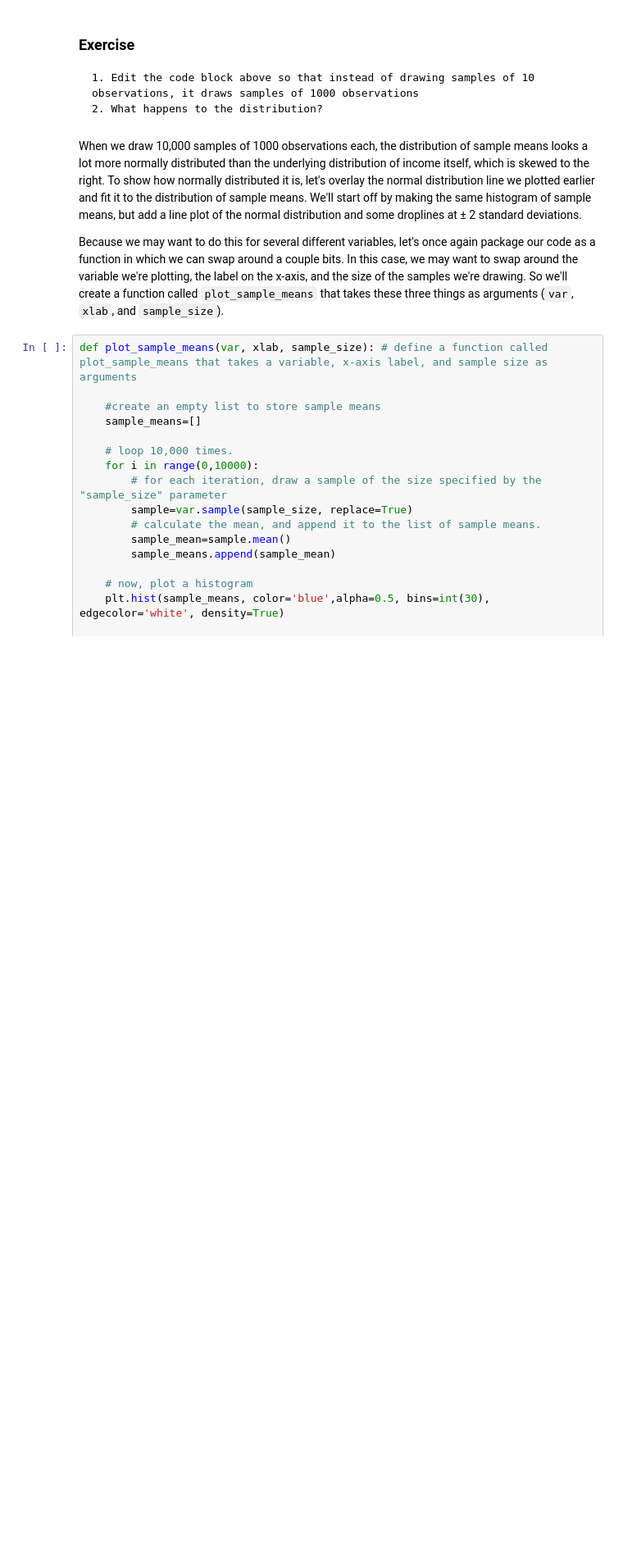
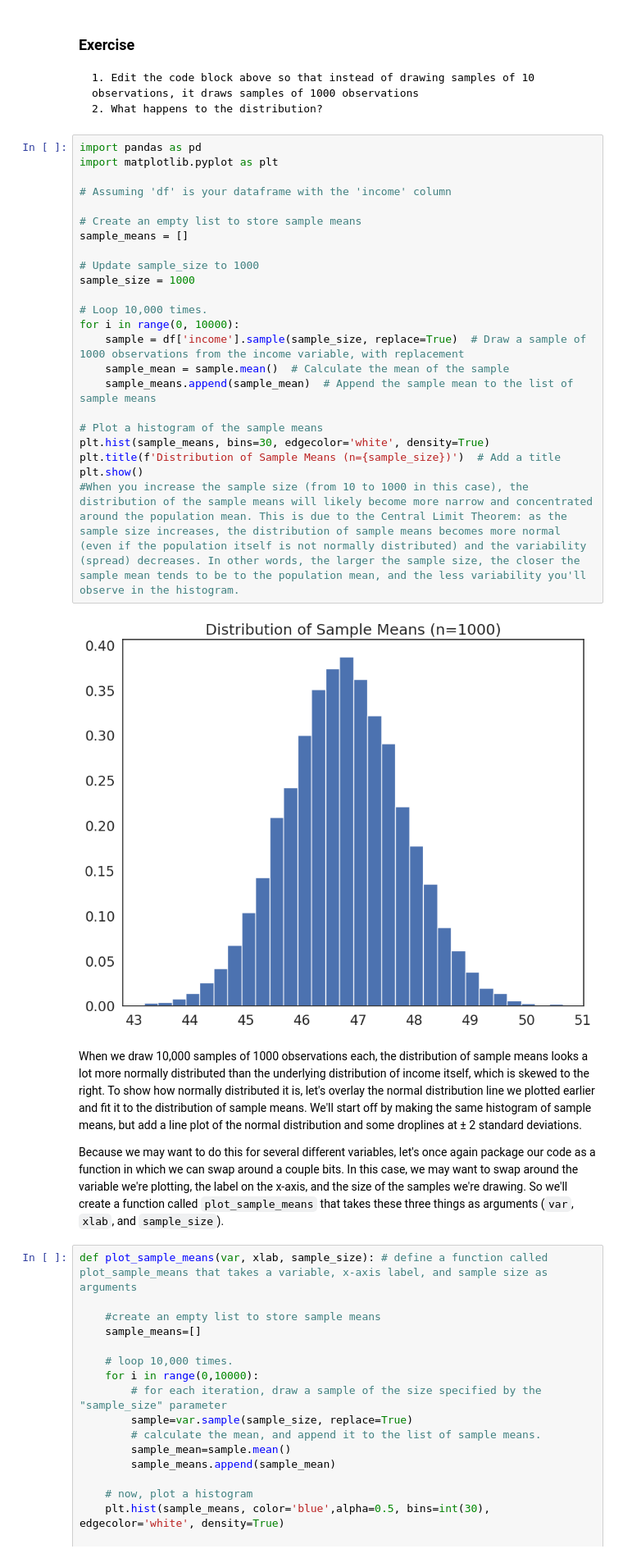
Before and after one commit to PURPLEHELEN666/QM2, a Jupyter notebook: notebooks/W5_Distributions_and_Basic_Statistics.ipynb, the cells around one changed output. Shown: that part at 82% size. Drawn from its saved outputs; the diff is of its cells as text; blank space fills up the shorter version.

```diff
--- a/notebooks/W5_Distributions_and_Basic_Statistics.ipynb
+++ b/notebooks/W5_Distributions_and_Basic_Statistics.ipynb
@@ -379,6 +465,31 @@ plt.show()
 
     1. Edit the code block above so that instead of drawing samples of 10 observations, it draws samples of 1000 observations
     2. What happens to the distribution?
+# %%
+import pandas as pd
+import matplotlib.pyplot as plt
+
+# Assuming 'df' is your dataframe with the 'income' column
+
+# Create an empty list to store sample means
+sample_means = []
+
+# Update sample_size to 1000
+sample_size = 1000
+
+# Loop 10,000 times.
+for i in range(0, 10000):
+    sample = df['income'].sample(sample_size, replace=True)  # Draw a sample of 1000 observations from the income variable, with replacement
+    sample_mean = sample.mean()  # Calculate the mean of the sample
+    sample_means.append(sample_mean)  # Append the sample mean to the list of sample means
+
+# Plot a histogram of the sample means
+plt.hist(sample_means, bins=30, edgecolor='white', density=True)
+plt.title(f'Distribution of Sample Means (n={sample_size})')  # Add a title
+plt.show()
+#When you increase the sample size (from 10 to 1000 in this case), the distribution of the sample means will likely become more narrow and concentrated around the population mean. This is due to the Central Limit Theorem: as the sample size increases, the distribution of sample means becomes more normal (even if the population itself is not normally distributed) and the variability (spread) decreases. In other words, the larger the sample size, the closer the sample mean tends to be to the population mean, and the less variability you'll observe in the histogram.
+# %% [output]
+[figure, added]
 # %% [markdown]
 When we draw 10,000 samples of 1000 observations each, the distribution of sample means looks a lot more normally distributed than the underlying distribution of income itself, which is skewed to the right. To show how normally distributed it is, let's overlay the normal distribution line we plotted earlier and fit it to the distribution of sample means. We'll start off by making the same histogram of sample means, but add a line plot of the normal distribution and some droplines at ± 2 standard deviations.
 
```
Also changed, not shown: parts of 14 cells of this notebook.
